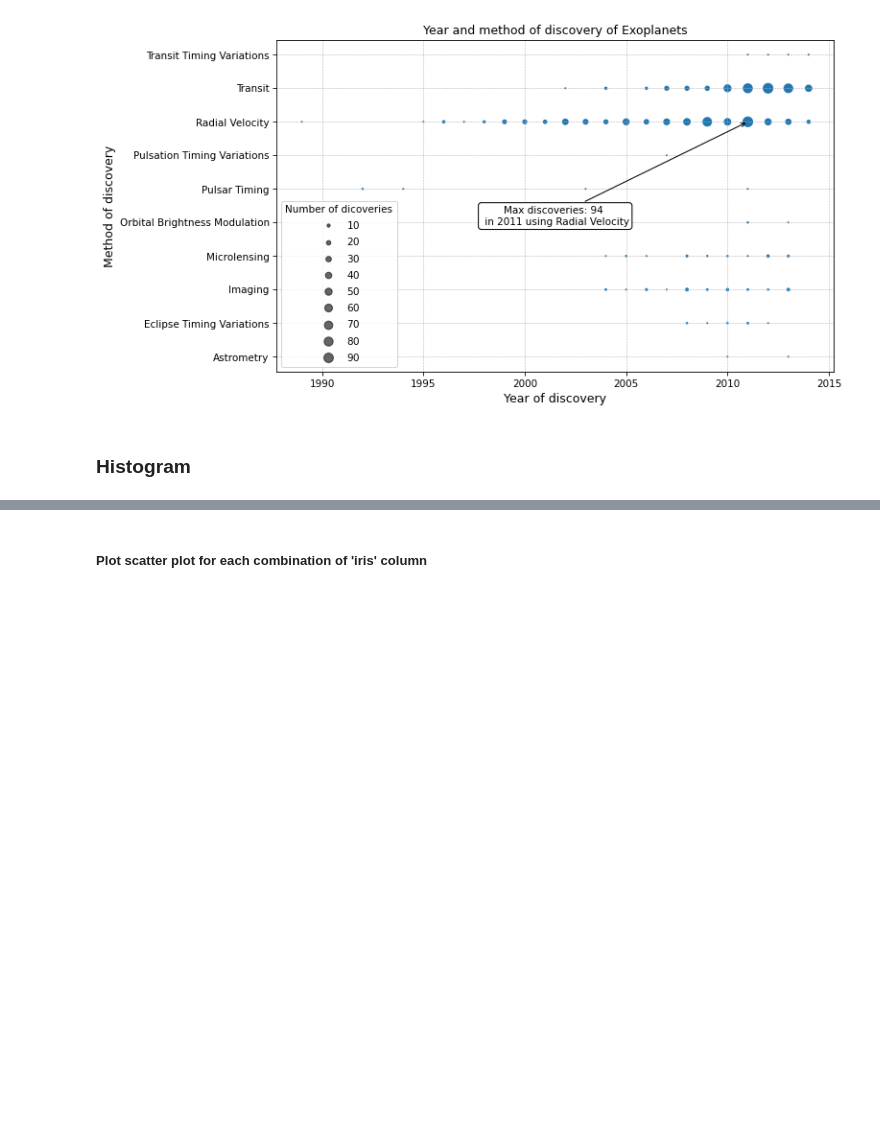
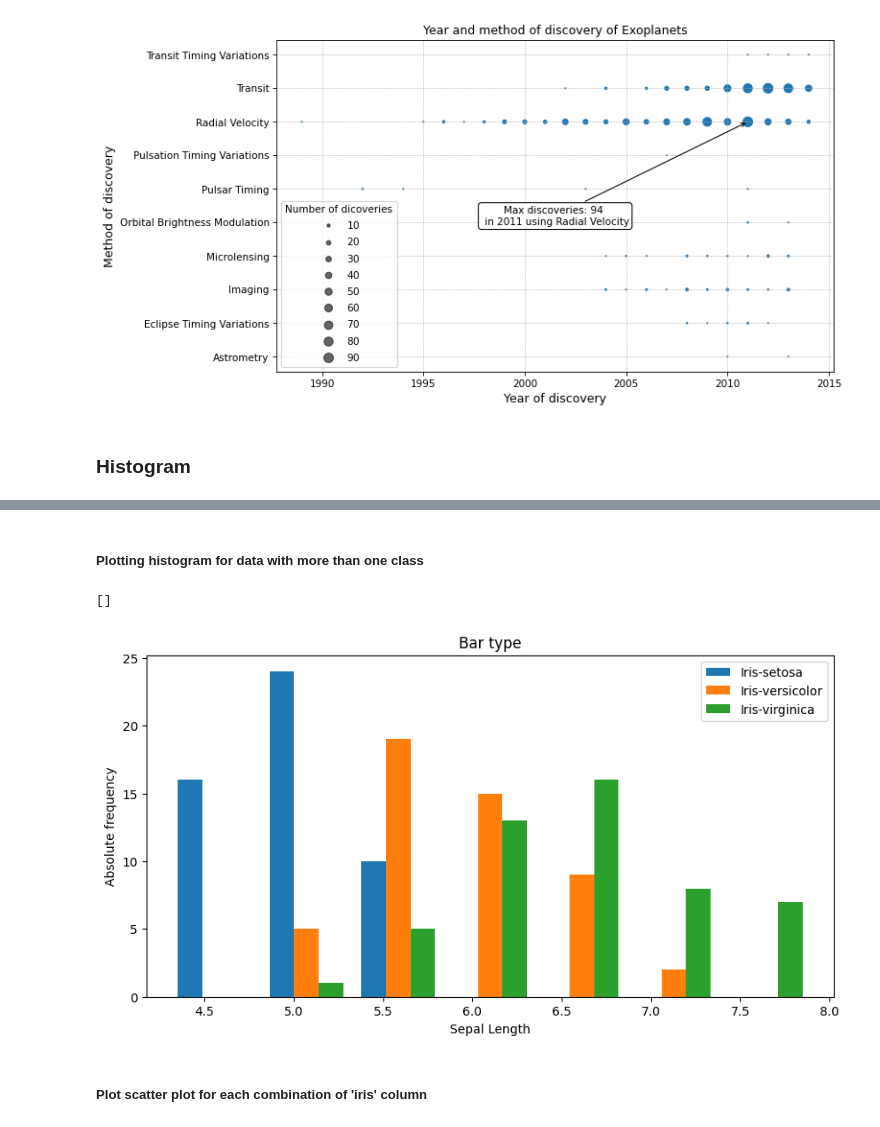
Before and after one commit to przemekbil/FoDA_2021, a Jupyter notebook: pyplot.ipynb, the cells around one changed output, grey strips where cells are left out. Cells and saved outputs as stored; diff of their text form; code cells hidden in the pictures; blank space fills up the shorter version.

```diff
--- a/pyplot.ipynb
+++ b/pyplot.ipynb
@@ -511,3 +513,50 @@ plt.show()
+# %% [markdown]
+##### Plotting histogram for data with more than one class
+# %%
+# Reset Matplotlib style back to default, as per:
+# https://stackoverflow.com/questions/26413185/how-to-recover-matplotlib-defaults-after-setting-stylesheet
+mpl.rcParams.update(mpl.rcParamsDefault)
+
+# Iniitiate an instances of figure and Axes objects
+fig, ax = plt.subplots( figsize=(10,5))
+
+
+#PREPARE THE DATA
+
+# Create an empty sepal_l list
+sepal_l=[]
+
+# append the list of sepal_length for each Iris Class
+for c in iris['Class'].unique():
+    sepal_l.append( iris[iris['Class']==c]['Sepal_Length'].to_list())
+
+# Calculate number of Histogram bins using Sturge’s Rule
+# as per: https://www.statisticshowto.com/choose-bin-sizes-statistics/
+# Use thelength of the first class as a number of datapoints
+n_bins = int(1 + np.round( 3.322 * np.log10(len(sepal_l[0])) ))
+
+
+# FIRST HISTOGRAM
+
+# Create a histogram using list of 3 sepal length lists, one for each class
+# Use bar style histogram without stacking
+n, bins, patches = ax.hist(sepal_l, n_bins, label=iris['Class'].unique(), histtype='bar', stacked=False)
+
+# Set the title
+ax.set_title("Bar type")
+
+# Show the legend
+ax.legend(prop={'size': 10})
+
+# Set the labels on the Axis
+ax.set_xlabel('Sepal Length', fontsize=10)
+ax.set_ylabel('Absolute frequency', fontsize=10)
+
+# show the plot
+plt.plot()
+# %% [output]
+[]
+[figure, added]
 # %%
 # Only numeric columns selected from Iris df as per:
 # https://stackoverflow.com/questions/25039626/how-do-i-find-numeric-columns-in-pandas
```
Also changed, not shown: parts of 3 cells of this notebook.
